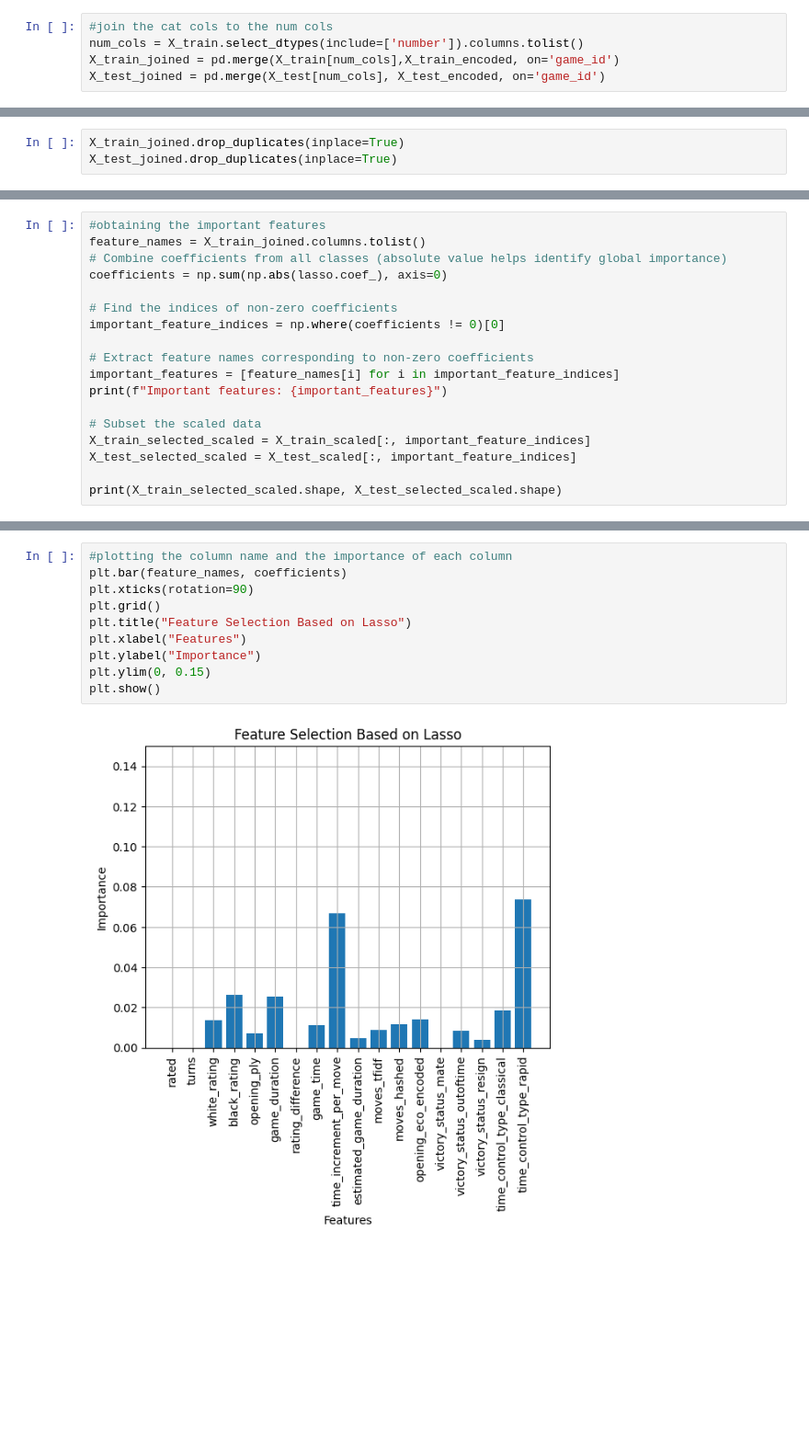
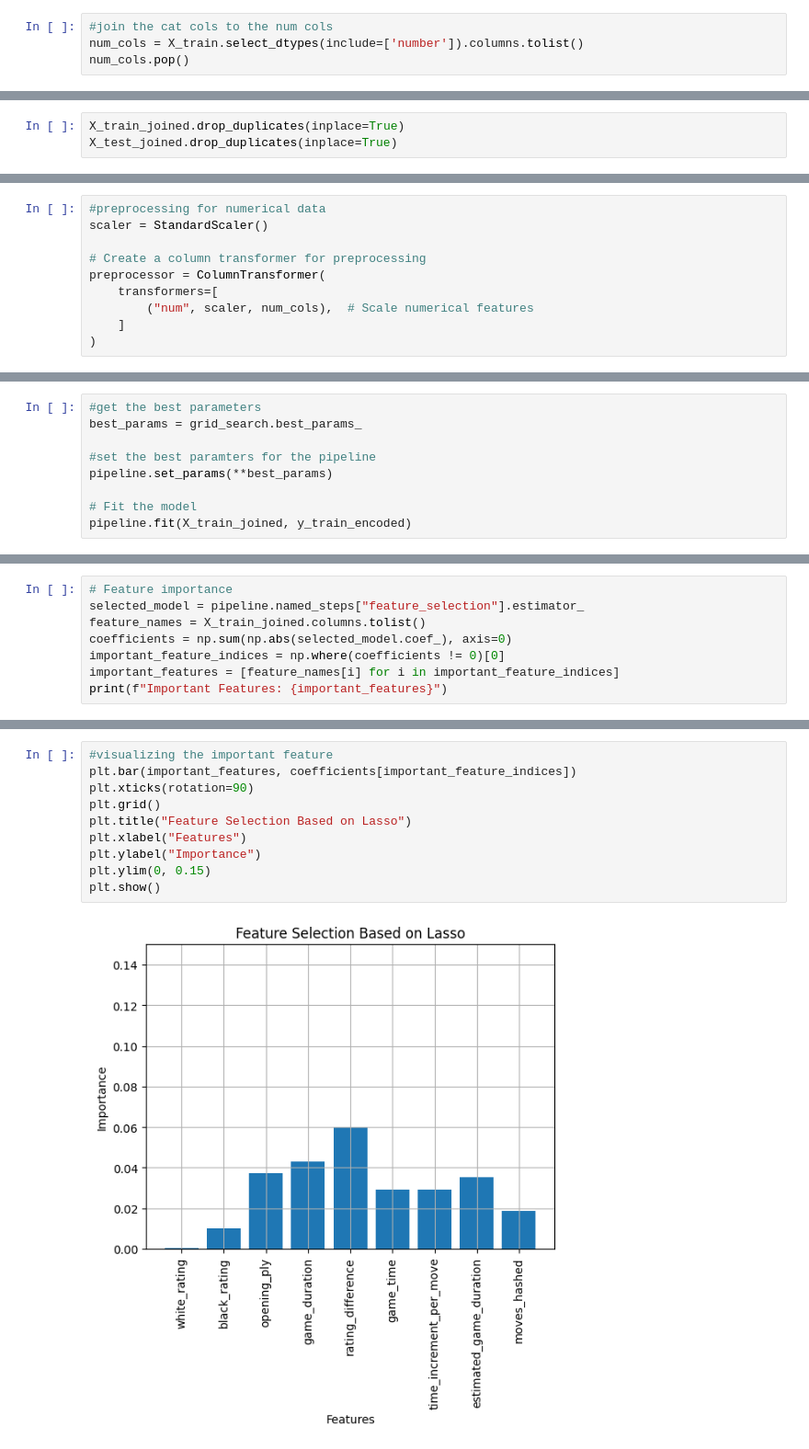
Before and after one commit to i-am-christy/The-Chess-Project, a Jupyter notebook: chess_project.ipynb, the cells around one changed output, grey strips where cells are left out. Shown: that part at 92% size. Drawn from its saved outputs; the diff is of its cells as text; blank space fills up the shorter version.

```diff
--- a/chess_project.ipynb
+++ b/chess_project.ipynb
@@ -620,5 +598,4 @@ X_test_encoded = pd.get_dummies(X_test[cat_cols], drop_first=True)
 # %%
 #join the cat cols to the num cols
 num_cols = X_train.select_dtypes(include=['number']).columns.tolist()
-X_train_joined = pd.merge(X_train[num_cols],X_train_encoded, on='game_id')
-X_test_joined = pd.merge(X_test[num_cols], X_test_encoded, on='game_id')
+num_cols.pop()
@@ -669,0 +654,10 @@ LogisticRegression(C=0.1, max_iter=1000, multi_class='multinomial',
+# %%
+#preprocessing for numerical data
+scaler = StandardScaler()
+
+# Create a column transformer for preprocessing
+preprocessor = ColumnTransformer(
+    transformers=[
+        ("num", scaler, num_cols),  # Scale numerical features
+    ]
+)
@@ -669,0 +705,9 @@ LogisticRegression(C=0.1, max_iter=1000, multi_class='multinomial',
+# %%
+#get the best parameters
+best_params = grid_search.best_params_
+
+#set the best paramters for the pipeline
+pipeline.set_params(**best_params)
+
+# Fit the model
+pipeline.fit(X_train_joined, y_train_encoded)
@@ -694,19 +755,9 @@ weighted avg       1.00      0.50      0.66      5889
 # %%
-#obtaining the important features
+# Feature importance
+selected_model = pipeline.named_steps["feature_selection"].estimator_
 feature_names = X_train_joined.columns.tolist()
-# Combine coefficients from all classes (absolute value helps identify global importance)
-coefficients = np.sum(np.abs(lasso.coef_), axis=0)
-
-# Find the indices of non-zero coefficients
+coefficients = np.sum(np.abs(selected_model.coef_), axis=0)
 important_feature_indices = np.where(coefficients != 0)[0]
-
-# Extract feature names corresponding to non-zero coefficients
 important_features = [feature_names[i] for i in important_feature_indices]
-print(f"Important features: {important_features}")
-
-# Subset the scaled data
-X_train_selected_scaled = X_train_scaled[:, important_feature_indices]
-X_test_selected_scaled = X_test_scaled[:, important_feature_indices]
-
-print(X_train_selected_scaled.shape, X_test_selected_scaled.shape)
+print(f"Important Features: {important_features}")
 # %% [output]
@@ -715,12 +765,12 @@ Important features: ['white_rating', 'black_rating', 'opening_ply', 'game_durati
 # %%
-#plotting the column name and the importance of each column
-plt.bar(feature_names, coefficients)
+#visualizing the important feature
+plt.bar(important_features, coefficients[important_feature_indices])
 plt.xticks(rotation=90)
 plt.grid()
 plt.title("Feature Selection Based on Lasso")
 plt.xlabel("Features")
 plt.ylabel("Importance")
 plt.ylim(0, 0.15)
 plt.show()
 # %% [output]
-[figure, old version]
+[figure, new version]
```
Also changed, not shown: parts of 63 cells of this notebook, 2 other files.
